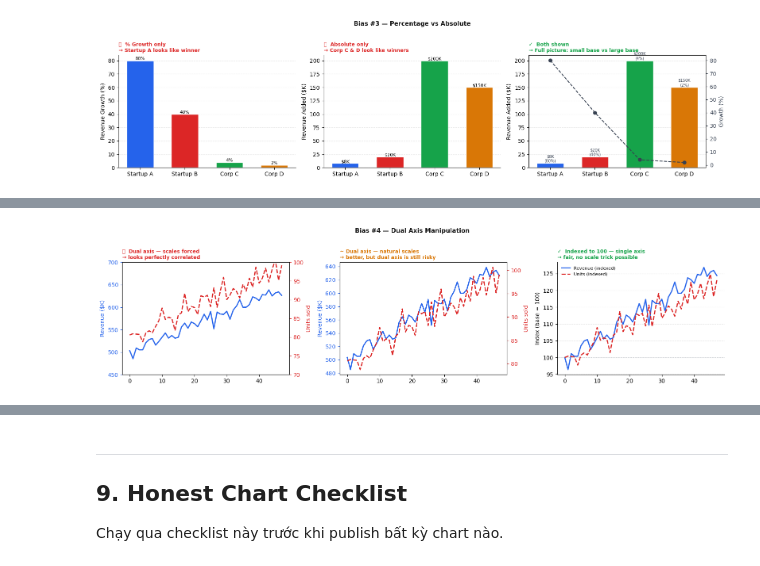
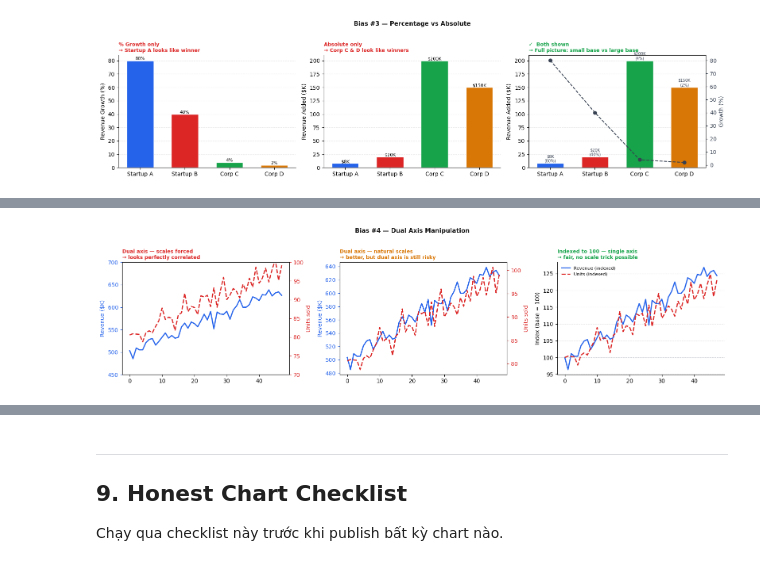
Before and after one commit to thisYui/From-Data-to-Story, a Jupyter notebook: notebooks/07_framing_and_bias.ipynb, the cells around one changed output, grey strips where cells are left out. Drawn from its saved outputs; the diff is of its cells as text; code cells hidden in the pictures.

```diff
--- a/notebooks/07_framing_and_bias.ipynb
+++ b/notebooks/07_framing_and_bias.ipynb
@@ -277,39 +822,39 @@ ax.set_ylabel('Revenue ($K)', color='#2563EB')
 ax2.set_ylabel('Units sold', color='#DC2626')
 ax.tick_params(axis='y', colors='#2563EB')
 ax2.tick_params(axis='y', colors='#DC2626')
-ax.set_title('❌  Dual axis — scales forced\n→ looks perfectly correlated',
+ax.set_title('Dual axis — scales forced\n→ looks perfectly correlated',
              loc='left', fontsize=9, fontweight='bold', color='#DC2626')
 despine(ax)
 
 # Better dual axis: natural scales
 ax = axes[1]
 ax2 = ax.twinx()
 ax.plot(months, product_a, color='#2563EB', linewidth=2.0)
 ax2.plot(months, product_b, color='#DC2626', linewidth=2.0, linestyle='--')
 ax.set_ylabel('Revenue ($K)', color='#2563EB')
 ax2.set_ylabel('Units sold', color='#DC2626')
 ax.tick_params(axis='y', colors='#2563EB')
 ax2.tick_params(axis='y', colors='#DC2626')
-ax.set_title('~ Dual axis — natural scales\n→ better, but dual axis is still risky',
+ax.set_title('Dual axis — natural scales\n→ better, but dual axis is still risky',
              loc='left', fontsize=9, fontweight='bold', color='#D97706')
 despine(ax)
 
 # Best: indexed single axis
 ax = axes[2]
 a_idx = index_to_base(product_a, 0, 100)
 b_idx = index_to_base(product_b, 0, 100)
 ax.plot(months, a_idx, color='#2563EB', linewidth=2.0, label='Revenue (indexed)')
 ax.plot(months, b_idx, color='#DC2626', linewidth=2.0, linestyle='--', label='Units (indexed)')
 ax.axhline(100, color='#9CA3AF', linewidth=0.8, linestyle=':', alpha=0.7)
 ax.set_ylabel('Index (base = 100)')
 ax.legend(frameon=False, fontsize=8)
-ax.set_title('✓  Indexed to 100 — single axis\n→ fair, no scale trick possible',
+ax.set_title('Indexed to 100 — single axis\n→ fair, no scale trick possible',
              loc='left', fontsize=9, fontweight='bold', color='#16A34A')
 despine(ax); set_grid(ax)
 
 fig.suptitle('Bias #4 — Dual Axis Manipulation',
              fontsize=11, fontweight='bold', color='#1a1a1a', y=1.02)
 plt.tight_layout()
 plt.show()
 # %% [output]
-[figure, old version]
+[figure, new version]
```
Also changed, not shown: parts of 23 cells of this notebook.
